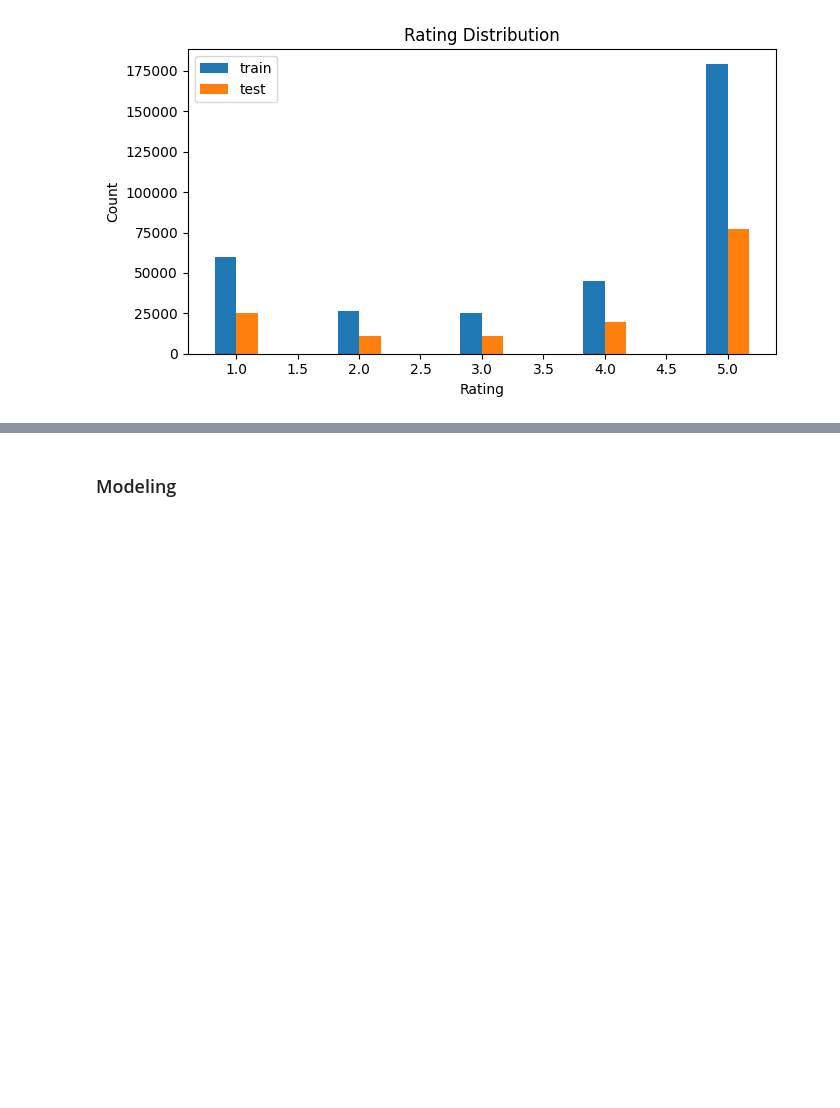
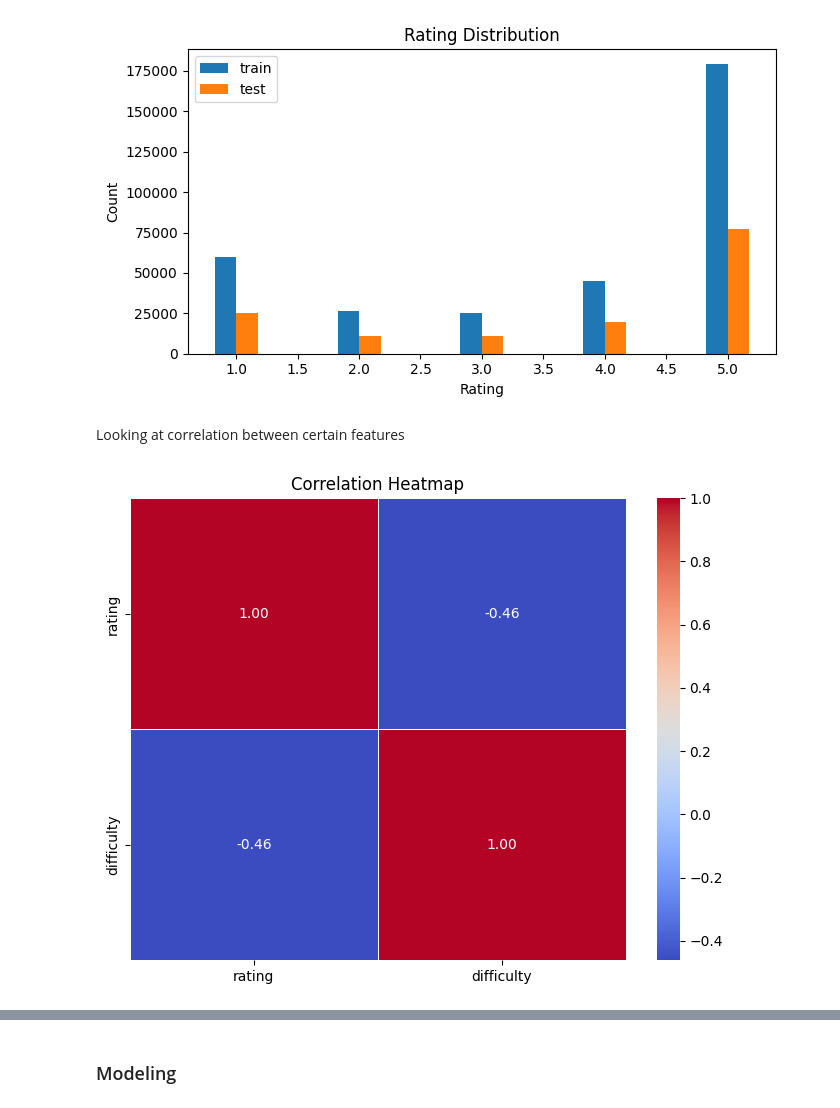
Before and after one commit to JudeRgamba/CSE-158R-Assignment-2, a Jupyter notebook: assignment2.ipynb, the cells around one changed output, grey strips where cells are left out. Drawn from its saved outputs; the diff is of its cells as text; code cells hidden in the pictures; blank space fills up the shorter version.

```diff
--- a/assignment2.ipynb
+++ b/assignment2.ipynb
@@ -100,3 +100,19 @@ plt.show()
 # %% [output]
 ['1.0', '1.5', '2.0', '2.5', '3.0', '3.5', '4.0', '4.5', '5.0']
 [figure]
+# %% [markdown]
+Looking at correlation between certain features
+# %%
+import seaborn as sns
+
+df_train.columns
+
+features = df_train[['rating', 'difficulty']].apply(pd.to_numeric, errors='coerce').round().astype(int)
+matrix = features.corr()
+
+plt.figure(figsize=(8,6))
+sns.heatmap(matrix, annot=True, cmap="coolwarm", fmt=".2f", linewidths=0.5)
+plt.title("Correlation Heatmap")
+plt.show()
+# %% [output]
+[figure, added]
```
Also changed, not shown: parts of 5 cells of this notebook.
